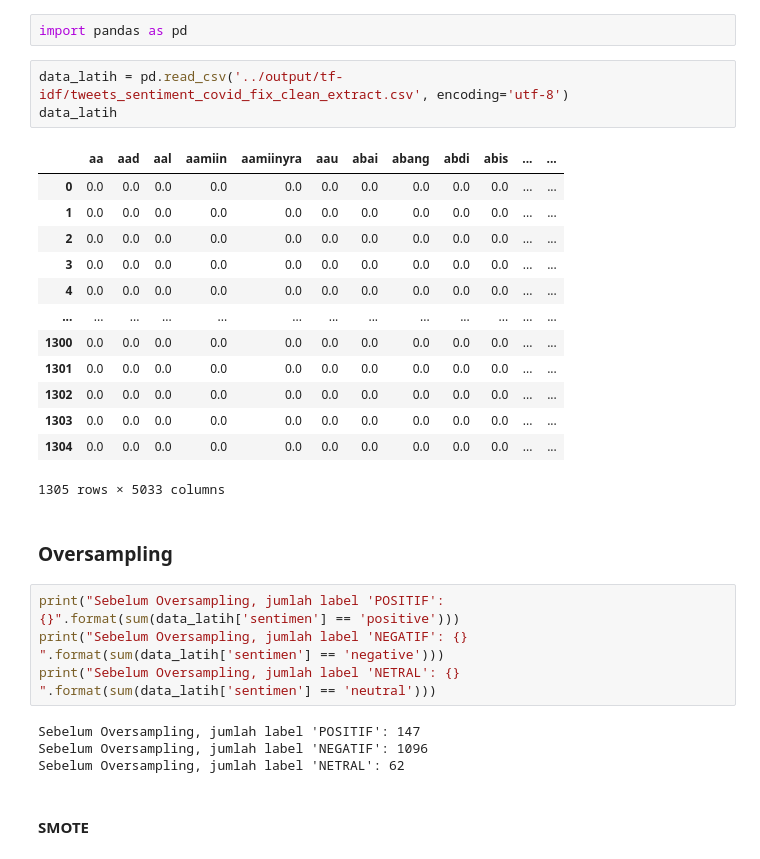
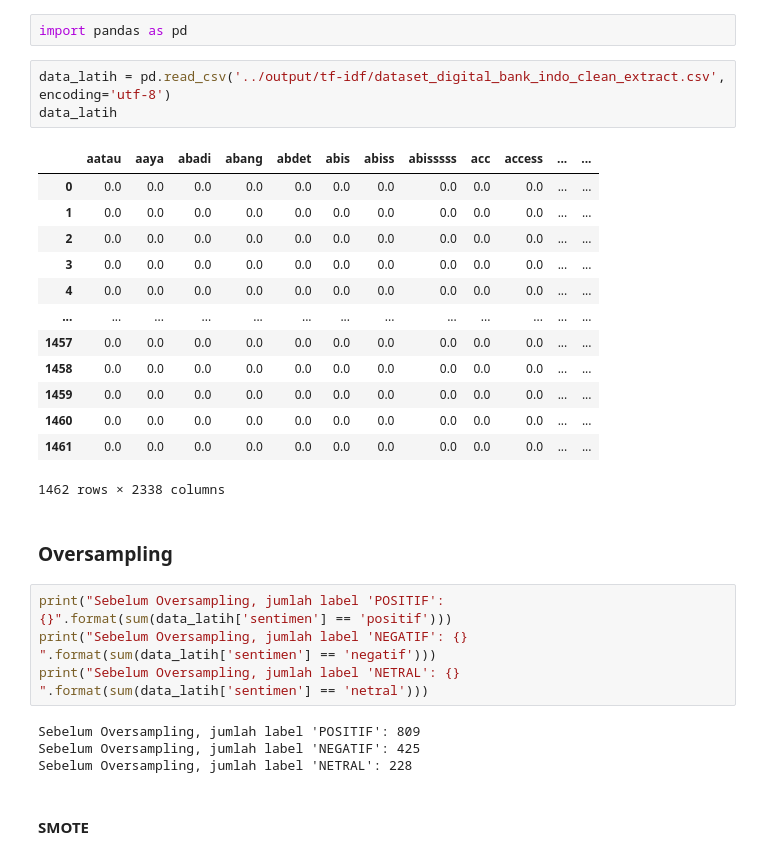
Before and after one commit to ardwiinoo/knn-sentiment-analysis, a Jupyter notebook: notebook/modeling.ipynb, the cells around one changed output. Drawn from its saved outputs; the diff is of its cells as text.

```diff
--- a/notebook/modeling.ipynb
+++ b/notebook/modeling.ipynb
@@ -1,32 +1,32 @@
 # %%
 import pandas as pd
 # %%
-data_latih = pd.read_csv('../output/tf-idf/tweets_sentiment_covid_fix_clean_extract.csv', encoding='utf-8')
+data_latih = pd.read_csv('../output/tf-idf/dataset_digital_bank_indo_clean_extract.csv', encoding='utf-8')
 data_latih
 # %% [output]
-|  | aa | aad | aal | aamiin | aamiinyra | aau | abai | abang | abdi | abis | ... | ... |
+|  | aatau | aaya | abadi | abang | abdet | abis | abiss | abisssss | acc | access | ... | ... |
 | 0 | 0.0 | 0.0 | 0.0 | 0.0 | 0.0 | 0.0 | 0.0 | 0.0 | 0.0 | 0.0 | ... | ... |
 | 1 | 0.0 | 0.0 | 0.0 | 0.0 | 0.0 | 0.0 | 0.0 | 0.0 | 0.0 | 0.0 | ... | ... |
 | 2 | 0.0 | 0.0 | 0.0 | 0.0 | 0.0 | 0.0 | 0.0 | 0.0 | 0.0 | 0.0 | ... | ... |
 | 3 | 0.0 | 0.0 | 0.0 | 0.0 | 0.0 | 0.0 | 0.0 | 0.0 | 0.0 | 0.0 | ... | ... |
 | 4 | 0.0 | 0.0 | 0.0 | 0.0 | 0.0 | 0.0 | 0.0 | 0.0 | 0.0 | 0.0 | ... | ... |
 | ... | ... | ... | ... | ... | ... | ... | ... | ... | ... | ... | ... | ... |
-| 1300 | 0.0 | 0.0 | 0.0 | 0.0 | 0.0 | 0.0 | 0.0 | 0.0 | 0.0 | 0.0 | ... | ... |
-| 1301 | 0.0 | 0.0 | 0.0 | 0.0 | 0.0 | 0.0 | 0.0 | 0.0 | 0.0 | 0.0 | ... | ... |
-| 1302 | 0.0 | 0.0 | 0.0 | 0.0 | 0.0 | 0.0 | 0.0 | 0.0 | 0.0 | 0.0 | ... | ... |
-| 1303 | 0.0 | 0.0 | 0.0 | 0.0 | 0.0 | 0.0 | 0.0 | 0.0 | 0.0 | 0.0 | ... | ... |
-| 1304 | 0.0 | 0.0 | 0.0 | 0.0 | 0.0 | 0.0 | 0.0 | 0.0 | 0.0 | 0.0 | ... | ... |
+| 1457 | 0.0 | 0.0 | 0.0 | 0.0 | 0.0 | 0.0 | 0.0 | 0.0 | 0.0 | 0.0 | ... | ... |
+| 1458 | 0.0 | 0.0 | 0.0 | 0.0 | 0.0 | 0.0 | 0.0 | 0.0 | 0.0 | 0.0 | ... | ... |
+| 1459 | 0.0 | 0.0 | 0.0 | 0.0 | 0.0 | 0.0 | 0.0 | 0.0 | 0.0 | 0.0 | ... | ... |
+| 1460 | 0.0 | 0.0 | 0.0 | 0.0 | 0.0 | 0.0 | 0.0 | 0.0 | 0.0 | 0.0 | ... | ... |
+| 1461 | 0.0 | 0.0 | 0.0 | 0.0 | 0.0 | 0.0 | 0.0 | 0.0 | 0.0 | 0.0 | ... | ... |
-1305 rows × 5033 columns
+1462 rows × 2338 columns
 # %% [markdown]
 ### Oversampling
 # %%
-print("Sebelum Oversampling, jumlah label 'POSITIF': {}".format(sum(data_latih['sentimen'] == 'positive')))
-print("Sebelum Oversampling, jumlah label 'NEGATIF': {} ".format(sum(data_latih['sentimen'] == 'negative')))
-print("Sebelum Oversampling, jumlah label 'NETRAL': {} ".format(sum(data_latih['sentimen'] == 'neutral')))
+print("Sebelum Oversampling, jumlah label 'POSITIF': {}".format(sum(data_latih['sentimen'] == 'positif')))
+print("Sebelum Oversampling, jumlah label 'NEGATIF': {} ".format(sum(data_latih['sentimen'] == 'negatif')))
+print("Sebelum Oversampling, jumlah label 'NETRAL': {} ".format(sum(data_latih['sentimen'] == 'netral')))
 # %% [output]
-Sebelum Oversampling, jumlah label 'POSITIF': 147
-Sebelum Oversampling, jumlah label 'NEGATIF': 1096
-Sebelum Oversampling, jumlah label 'NETRAL': 62
+Sebelum Oversampling, jumlah label 'POSITIF': 809
+Sebelum Oversampling, jumlah label 'NEGATIF': 425
+Sebelum Oversampling, jumlah label 'NETRAL': 228
 # %% [markdown]
 #### SMOTE
 # %%
```
Also changed, not shown: parts of 10 cells of this notebook.
